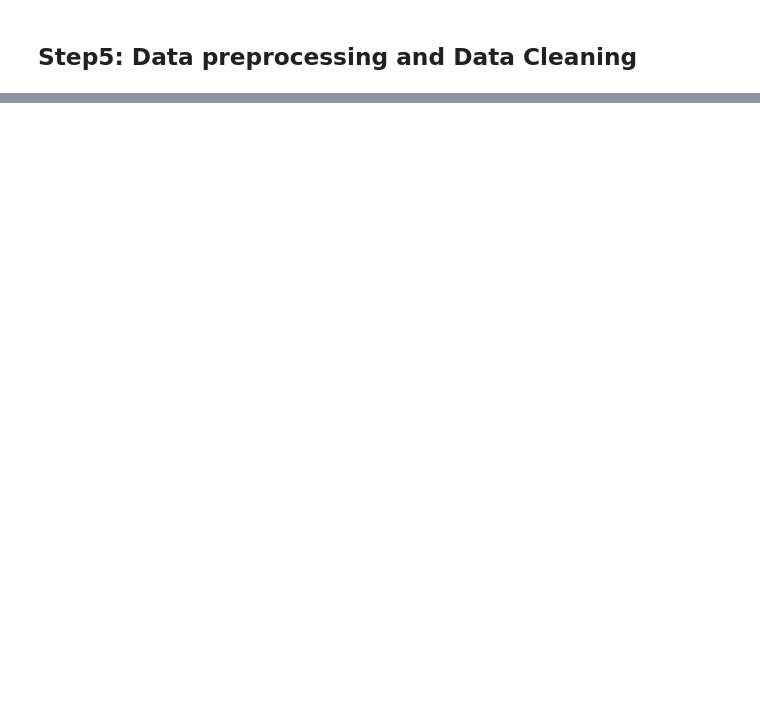
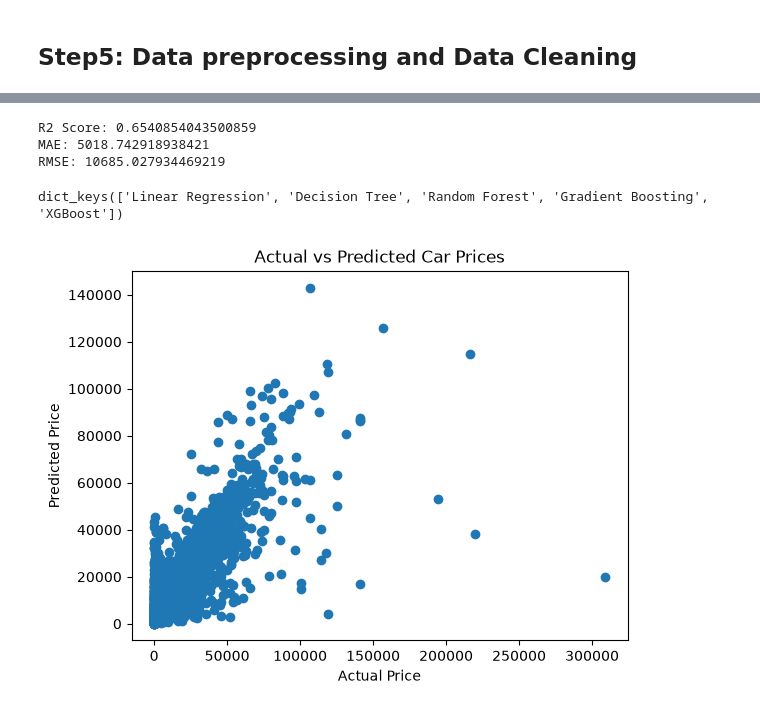
Before and after one commit to vaishu1076/Machine-Learning, a Jupyter notebook: Linear Regression/Logistic regression.ipynb/Feature Engineering/Imbalanced Data/Dicision Tree/Ensemble Methods.ipynb/Assignments/CAR-PROJECT/Car price prediction Project.ipynb, the cells around one changed output, grey strips where cells are left out. Drawn from its saved outputs; the diff is of its cells as text; code cells hidden in the pictures; blank space fills up the shorter version.

```diff
--- a/Linear Regression/Logistic regression.ipynb/Feature Engineering/Imbalanced Data/Dicision Tree/Ensemble Methods.ipynb/Assignments/CAR-PROJECT/Car price prediction Project.ipynb
+++ b/Linear Regression/Logistic regression.ipynb/Feature Engineering/Imbalanced Data/Dicision Tree/Ensemble Methods.ipynb/Assignments/CAR-PROJECT/Car price prediction Project.ipynb
@@ -222,0 +321,3 @@ display(Y.head())
+# %%
+X = df2.drop(columns=['ID',"Price","Gear box type","Drive wheels","Doors","Wheel"])
+Y = df2[['Price']]
@@ -322,0 +550,28 @@ dct = {
+# %%
+from sklearn.ensemble import RandomForestRegressor
+from sklearn.metrics import r2_score, mean_absolute_error, mean_squared_error
+import numpy as np
+
+rf = RandomForestRegressor(
+    n_estimators=50,
+    max_depth=15,
+    min_samples_leaf=2,
+    random_state=21,
+    n_jobs=-1
+)
+
+rf.fit(xtrain_pre, ytrain.values.ravel())
+
+y_pred = rf.predict(xtest_pre)
+
+print("R2 Score:", r2_score(ytest, y_pred))
+print("MAE:", mean_absolute_error(ytest, y_pred))
+print("RMSE:", np.sqrt(mean_squared_error(ytest, y_pred)))
+# %% [output]
+R2 Score: 0.6540854043500859
+MAE: 5018.742918938421
+RMSE: 10685.027934469219
+# %%
+print(models.keys())
+# %% [output]
+dict_keys(['Linear Regression', 'Decision Tree', 'Random Forest', 'Gradient Boosting', 'XGBoost'])
@@ -322,0 +580,22 @@ dct = {
+# %%
+from sklearn.ensemble import RandomForestRegressor
+
+best_model = RandomForestRegressor(random_state=21, n_jobs=1)
+
+best_model.fit(xtrain_pre, ytrain.values.ravel())
+# %%
+ytest_pred = best_model.predict(xtest_pre)
+# %%
+## Actual vs Predicted Plot
+
+import matplotlib.pyplot as plt
+
+plt.scatter(ytest, ytest_pred)
+
+plt.xlabel("Actual Price")
+plt.ylabel("Predicted Price")
+plt.title("Actual vs Predicted Car Prices")
+
+plt.show()
+# %% [output]
+[figure, added]
```
Also changed, not shown: parts of 64 cells of this notebook, 3 other files.
